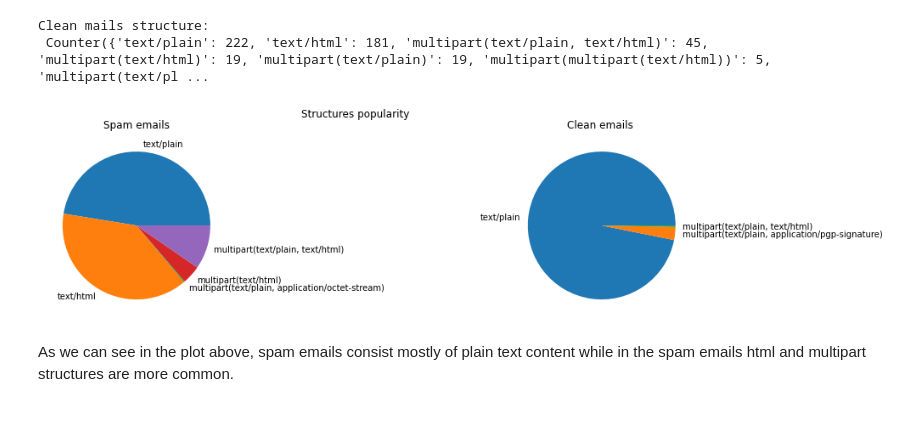
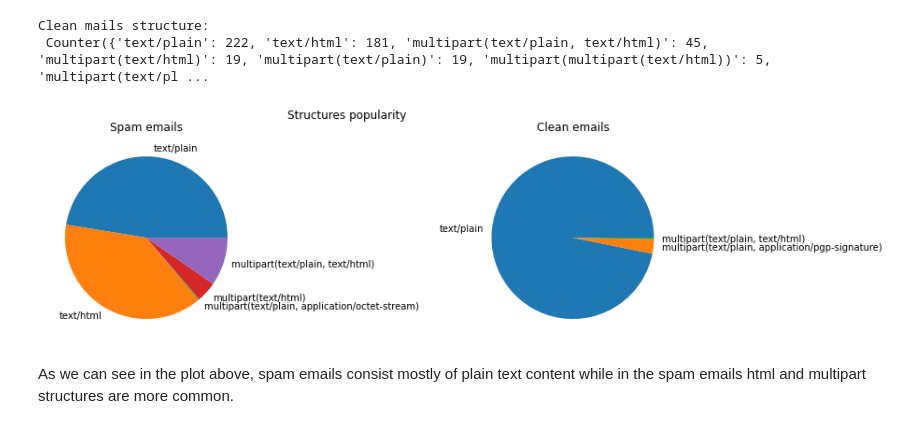
Before and after one commit to Fryzu/spam-mails-classification, a Jupyter notebook: notebook.ipynb, the cells around one changed output. Saved outputs shown, nothing was run; the diff lists cells and outputs as text; code cells hidden in the pictures.

```diff
--- a/notebook.ipynb
+++ b/notebook.ipynb
@@ -136,19 +136,19 @@ Clean mails structure:
 # %%
 fig, (ax1, ax2) = plt.subplots(1, 2)
 fig.suptitle('Structures popularity')
 
 ax1.pie(list(spam_structures.values())[:5],labels=list(spam_structures.keys())[:5])
 ax1.set_title("Spam emails")
 ax1.plot()
 
 ax2.pie(list(clean_structures.values())[:3],labels=list(clean_structures.keys())[:3])
-ax2.set_title("Clean emails ")
+ax2.set_title("Clean emails")
 ax2.plot()
 
-fig.set_figwidth(18)
+fig.set_figwidth(15)
 fig.show()
 # %% [output]
-[figure, old version]
+[figure, new version]
 # %% [markdown]
 As we can see in the plot above, spam emails consist mostly of plain text content while in the spam emails html and multipart structures are more common.
 # %% [markdown]
```
Also changed, not shown: parts of 18 cells of this notebook.
